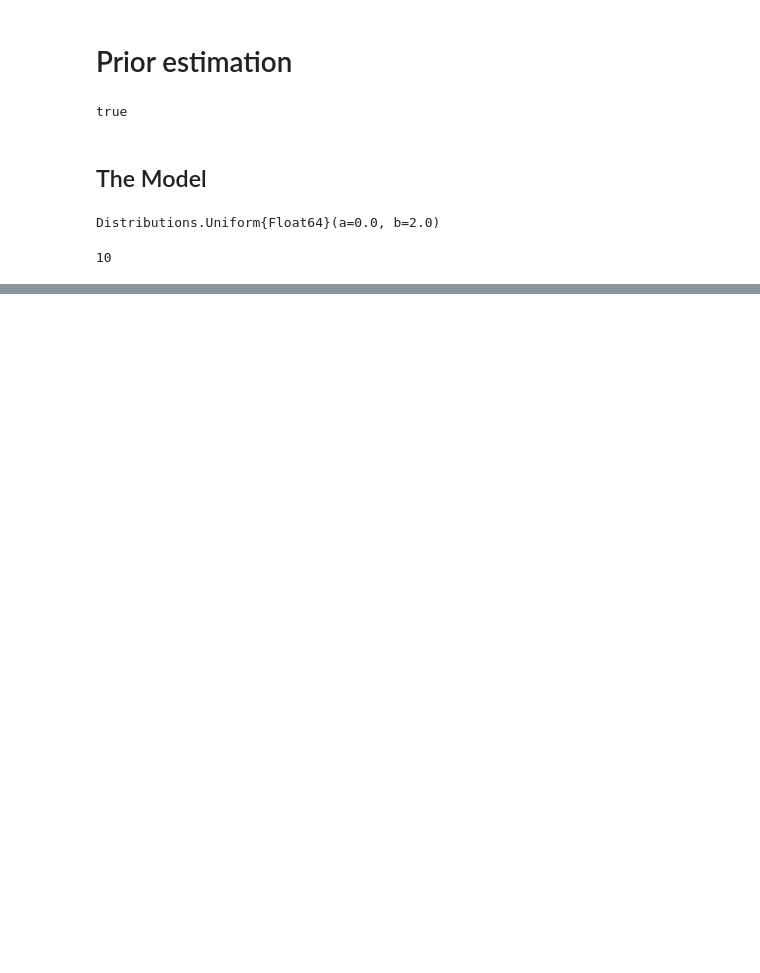
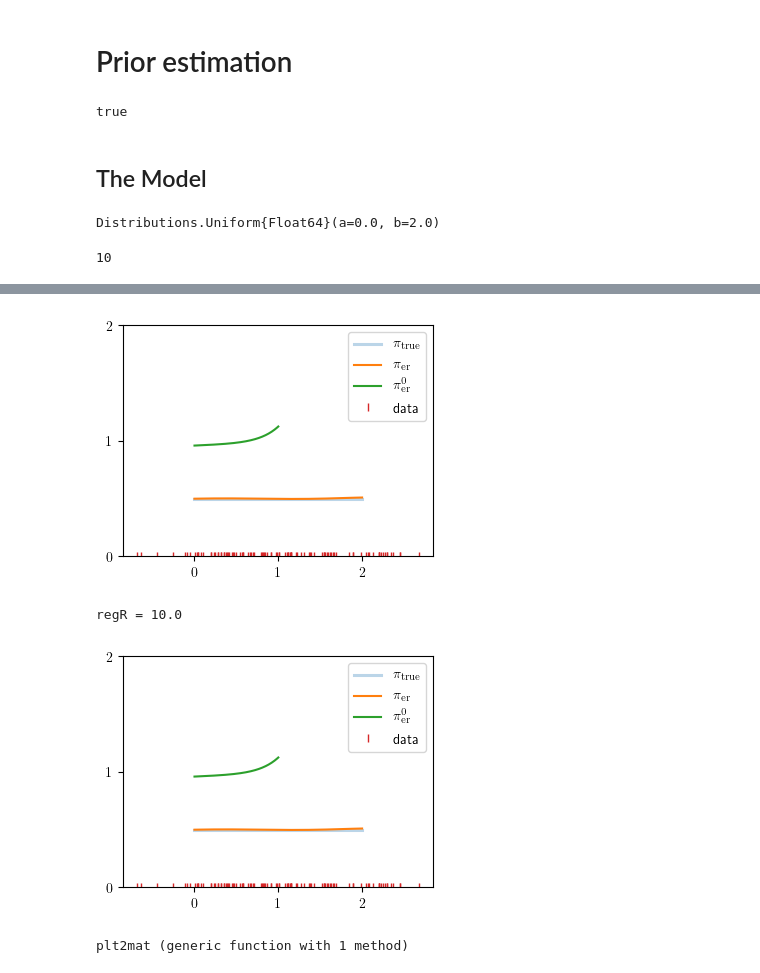
Before and after one commit to axsk/OEBayes, a Jupyter notebook: counterex restriction.ipynb, the cells around one changed output, grey strips where cells are left out. Saved outputs shown, nothing was run; the diff lists cells and outputs as text; code cells hidden in the pictures; blank space fills up the shorter version.

```diff
--- a/counterex restriction.ipynb
+++ b/counterex restriction.ipynb
@@ -43,18 +70,31 @@ regRt = regs[indmax(ss)].γ
 # %%
 @show regR
 wr  = ebprior(m,  d, ReferenceRegularizer(m,  regR))
 wrt = ebprior(mt, d, ReferenceRegularizer(mt, regR))
 
 figure(figsize=(4,3))
 plot([0,2],[0.5,.5], label="\$\\pi_{\\rm true}\$", alpha=.3, linewidth=2.2)
 plot(m.xs, wr/2*n, label="\$\\pi_{\\rm er}\$")
 plot(mt.xs, wrt*n, label="\$\\pi^0_{\\rm er}\$")
 plot(d, zeros(d), marker="|", linestyle=" ", label="data")
 
 ylim(0,2)
 
 yticks([0,1,2])
 xticks([0,1,2])
 legend()
-vlines([0,1,2])
+#vlines(0,1,2)
 savefig("counterex.pdf", bbox_inches="tight")
+p=gcf()
+# %% [output]
+[figure, added]
+regR = 10.0
+[figure, added]
+# %%
+using MAT
+function plt2mat(p, filename)
+    d = [(filter(isalpha, l[:get_label]()), hcat(l[:get_data]()...)) for a in p[:axes] for l in a[:lines] ] |> Dict
+    matwrite(filename, d)
+end
+# %% [output]
+plt2mat (generic function with 1 method)
```
Also changed, not shown: parts of 3 cells of this notebook, 2 other files.
